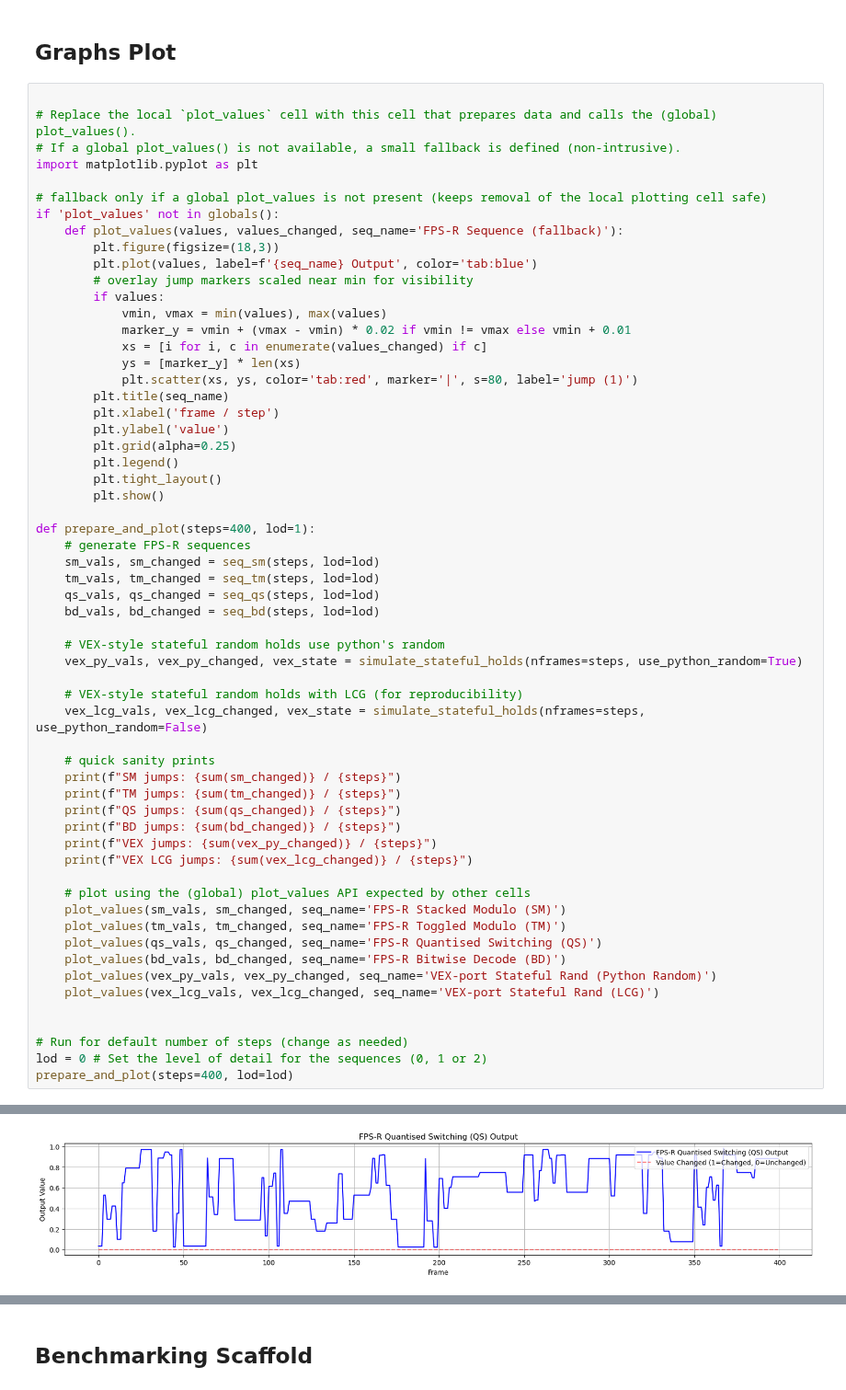
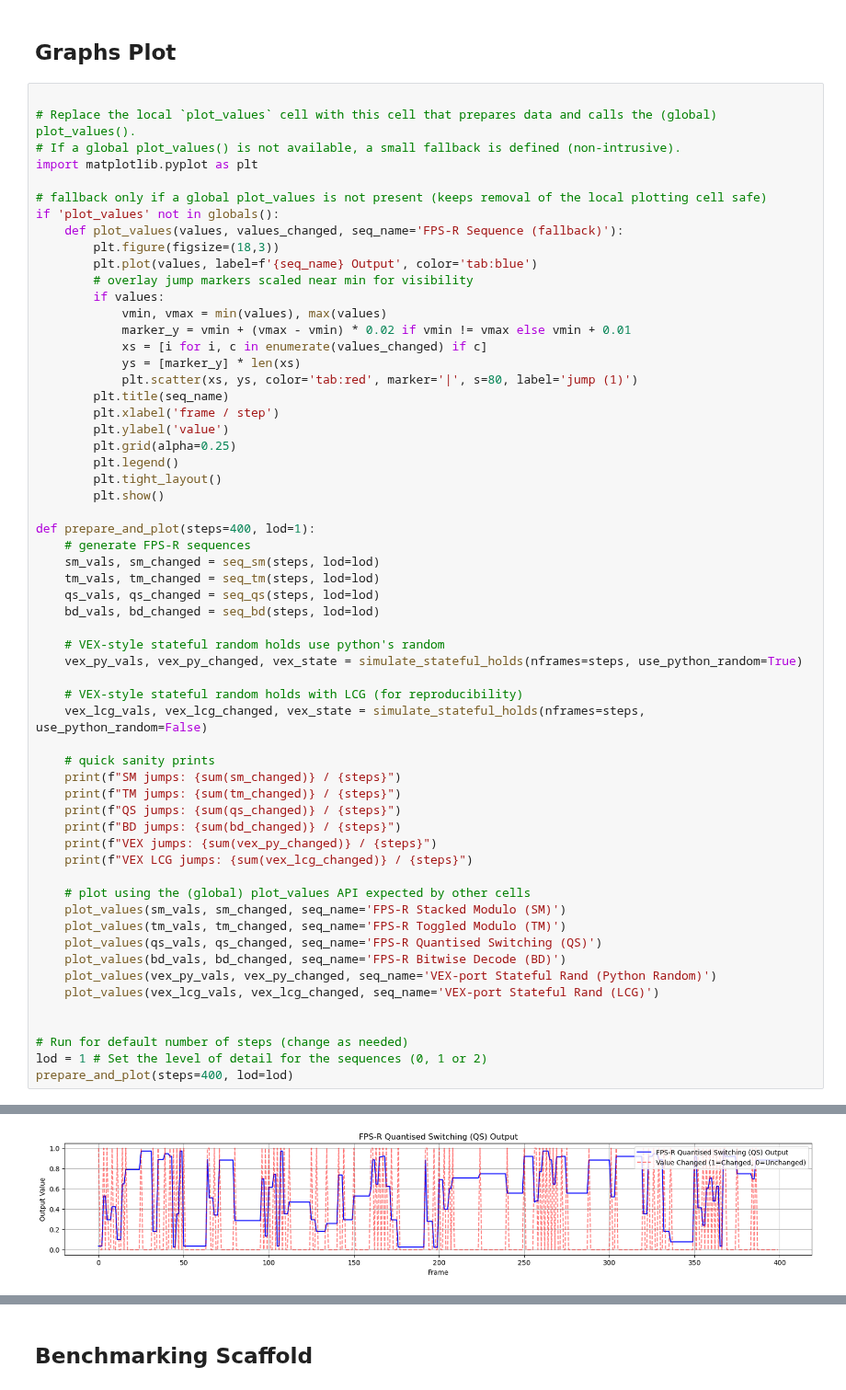
Before and after one commit to patwooky/fpsr, a Jupyter notebook: resources/code/_tests/20260719_01_rand_vs_fpsr_timings/20260819_01_fpsr_timing_tests.ipynb, the cells around one changed output, grey strips where cells are left out. Shown at 92% size. Saved outputs shown, nothing was run; the diff lists cells and outputs as text.

Commit message:
Update 20260819_01_fpsr_timing_tests.ipynb
upload graph plot with lod data 1 for fps-r graphs so the jumps are plotted.

```diff
--- a/resources/code/_tests/20260719_01_rand_vs_fpsr_timings/20260819_01_fpsr_timing_tests.ipynb
+++ b/resources/code/_tests/20260719_01_rand_vs_fpsr_timings/20260819_01_fpsr_timing_tests.ipynb
@@ -1605,6 +1605,6 @@ def prepare_and_plot(steps=400, lod=1):
 
 
 # Run for default number of steps (change as needed)
-lod = 0 # Set the level of detail for the sequences (0, 1 or 2)
+lod = 1 # Set the level of detail for the sequences (0, 1 or 2)
 prepare_and_plot(steps=400, lod=lod)
 # %% [output]
@@ -1619 +1619 @@ VEX LCG jumps: 30 / 400
-[figure, old version]
+[figure, new version]
```
Also changed, not shown: parts of 1 cell of this notebook.
